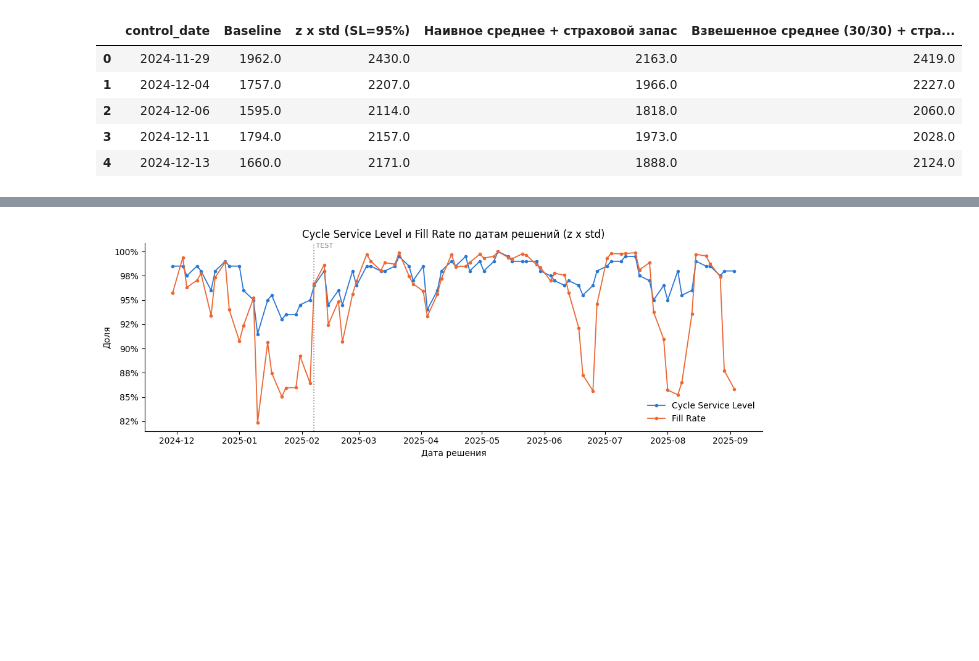
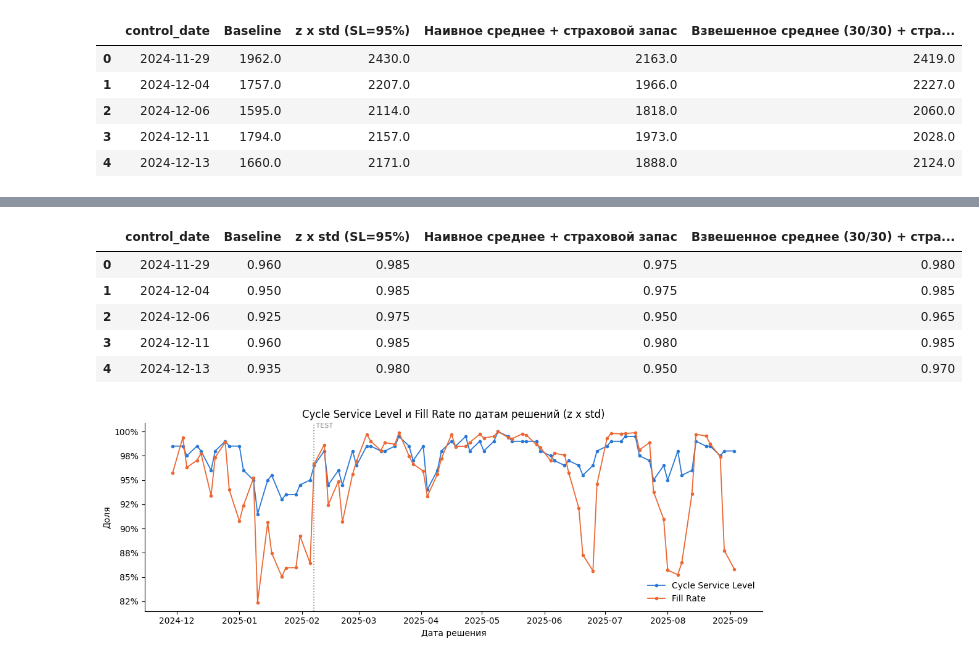
Before and after one commit to Viktor-VK/reorder-model, a Jupyter notebook: notebooks/reorder_model.ipynb, the cells around one changed output, grey strips where cells are left out. Drawn from its saved outputs; the diff is of its cells as text; code cells hidden in the pictures; blank space fills up the shorter version.

```diff
--- a/notebooks/reorder_model.ipynb
+++ b/notebooks/reorder_model.ipynb
@@ -1685,3 +1689,44 @@ excess_by_model_df.head()
+# %%
+baseline_per_date_df = pd.concat(
+    [
+        compute_metrics(baseline_all_dates_df[baseline_all_dates_df["control_date"] == d], d)
+        for d in control_dates_df["OrderDate"]
+    ],
+    ignore_index=True,
+).rename(columns={"model": "control_date"})
+
+naive_days_per_date_df = pd.concat(
+    [
+        compute_metrics(naive_days_all_dates_df[naive_days_all_dates_df["control_date"] == d], d)
+        for d in control_dates_df["OrderDate"]
+    ],
+    ignore_index=True,
+).rename(columns={"model": "control_date"})
+
+weighted_days_per_date_df = pd.concat(
+    [
+        compute_metrics(weighted_days_all_dates_df[weighted_days_all_dates_df["control_date"] == d], d)
+        for d in control_dates_df["OrderDate"]
+    ],
+    ignore_index=True,
+).rename(columns={"model": "control_date"})
+
+service_level_by_model_df = pd.DataFrame({
+    "control_date": control_dates_df["OrderDate"],
+    "Baseline": baseline_per_date_df["cycle_service_level"].to_numpy(),
+    f"z x std (SL={SERVICE_LEVEL:.0%})": per_date_metrics_df["cycle_service_level"].to_numpy(),
+    "Наивное среднее + страховой запас": naive_days_per_date_df["cycle_service_level"].to_numpy(),
+    f"Взвешенное среднее ({RECENT_WINDOW_NEAR_DAYS}/{RECENT_WINDOW_FAR_DAYS}) + страховой запас": weighted_days_per_date_df["cycle_service_level"].to_numpy(),
+})
+
+service_level_by_model_df.head()
+# %% [output]
+|  | control_date | Baseline | z x std (SL=95%) | Наивное среднее + страховой запас | Взвешенное среднее (30/30) + стра... |
+| 0 | 2024-11-29 | 0.960 | 0.985 | 0.975 | 0.980 |
+| 1 | 2024-12-04 | 0.950 | 0.985 | 0.975 | 0.985 |
+| 2 | 2024-12-06 | 0.925 | 0.975 | 0.950 | 0.965 |
+| 3 | 2024-12-11 | 0.960 | 0.985 | 0.980 | 0.985 |
+| 4 | 2024-12-13 | 0.935 | 0.980 | 0.950 | 0.970 |
 # %%
 test_start_date = test_dates_df["OrderDate"].min()
 
```
Also changed, not shown: parts of 2 cells of this notebook, 1 other file.
